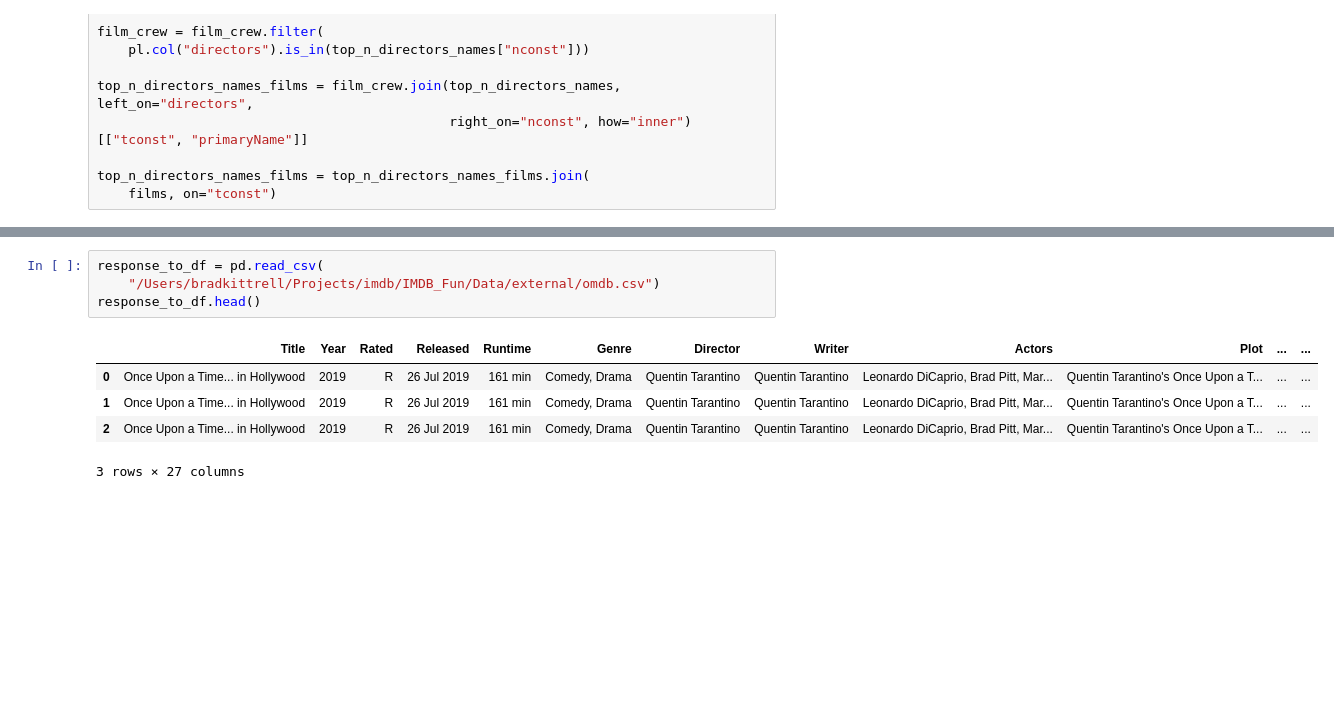
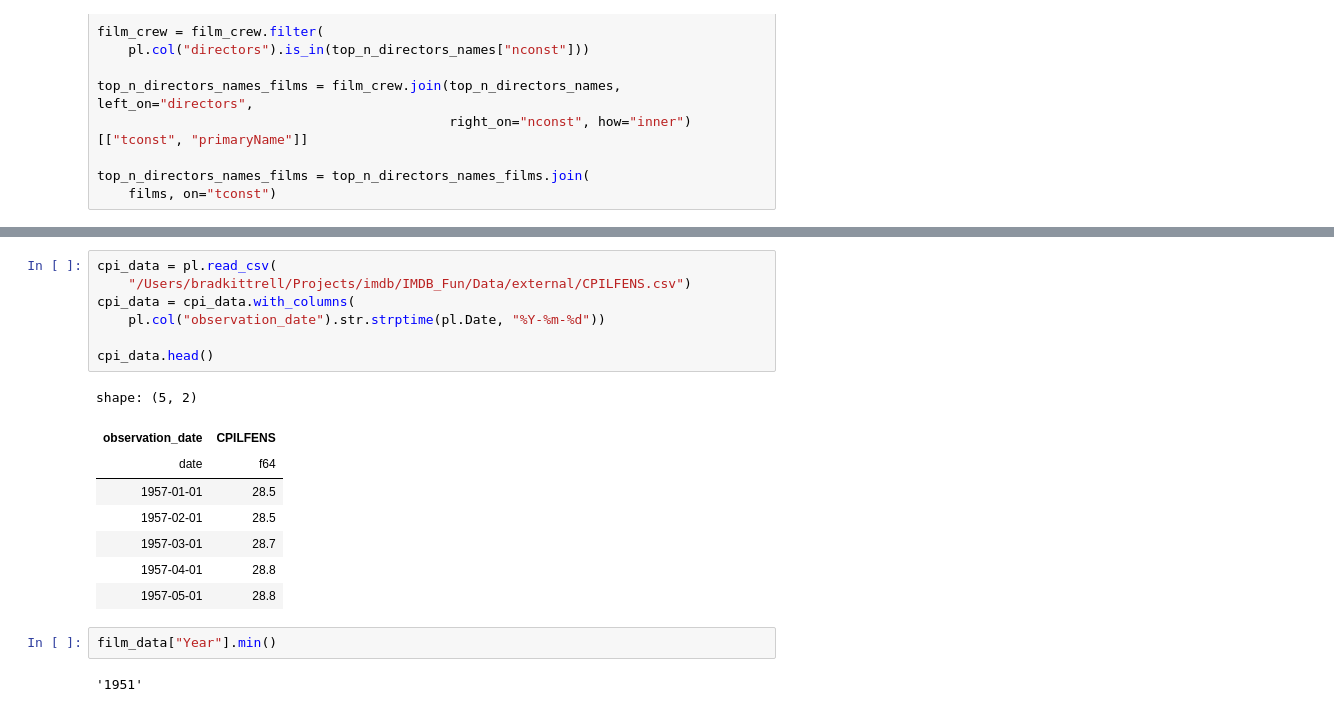
Before and after one commit to bradk54/IMDB_Fun, a Jupyter notebook: Notebooks/2_0_EDA.ipynb, the cells around one changed output, grey strips where cells are left out. Drawn from its saved outputs; the diff is of its cells as text; blank space fills up the shorter version.

```diff
--- a/Notebooks/2_0_EDA.ipynb
+++ b/Notebooks/2_0_EDA.ipynb
@@ -140,10 +215,20 @@ response_to_df(movie_data).to_csv(
 # %%
-response_to_df = pd.read_csv(
-    "/Users/bradkittrell/Projects/imdb/IMDB_Fun/Data/external/omdb.csv")
-response_to_df.head()
+cpi_data = pl.read_csv(
+    "/Users/bradkittrell/Projects/imdb/IMDB_Fun/Data/external/CPILFENS.csv")
+cpi_data = cpi_data.with_columns(
+    pl.col("observation_date").str.strptime(pl.Date, "%Y-%m-%d"))
+
+cpi_data.head()
 # %% [output]
+shape: (5, 2)
-|  | Title | Year | Rated | Released | Runtime | Genre | Director | Writer | Actors | Plot | ... | ... |
-| 0 | Once Upon a Time... in Hollywood | 2019 | R | 26 Jul 2019 | 161 min | Comedy, Drama | Quentin Tarantino | Quentin Tarantino | Leonardo DiCaprio, Brad Pitt, Mar... | Quentin Tarantino's Once Upon a T... | ... | ... |
-| 1 | Once Upon a Time... in Hollywood | 2019 | R | 26 Jul 2019 | 161 min | Comedy, Drama | Quentin Tarantino | Quentin Tarantino | Leonardo DiCaprio, Brad Pitt, Mar... | Quentin Tarantino's Once Upon a T... | ... | ... |
-| 2 | Once Upon a Time... in Hollywood | 2019 | R | 26 Jul 2019 | 161 min | Comedy, Drama | Quentin Tarantino | Quentin Tarantino | Leonardo DiCaprio, Brad Pitt, Mar... | Quentin Tarantino's Once Upon a T... | ... | ... |
+| observation_date | CPILFENS |
+| date | f64 |
+| 1957-01-01 | 28.5 |
+| 1957-02-01 | 28.5 |
+| 1957-03-01 | 28.7 |
+| 1957-04-01 | 28.8 |
+| 1957-05-01 | 28.8 |
-3 rows × 27 columns
+# %%
+film_data["Year"].min()
+# %% [output]
+'1951'
```
Also changed, not shown: parts of 18 cells of this notebook, 4 other files.
